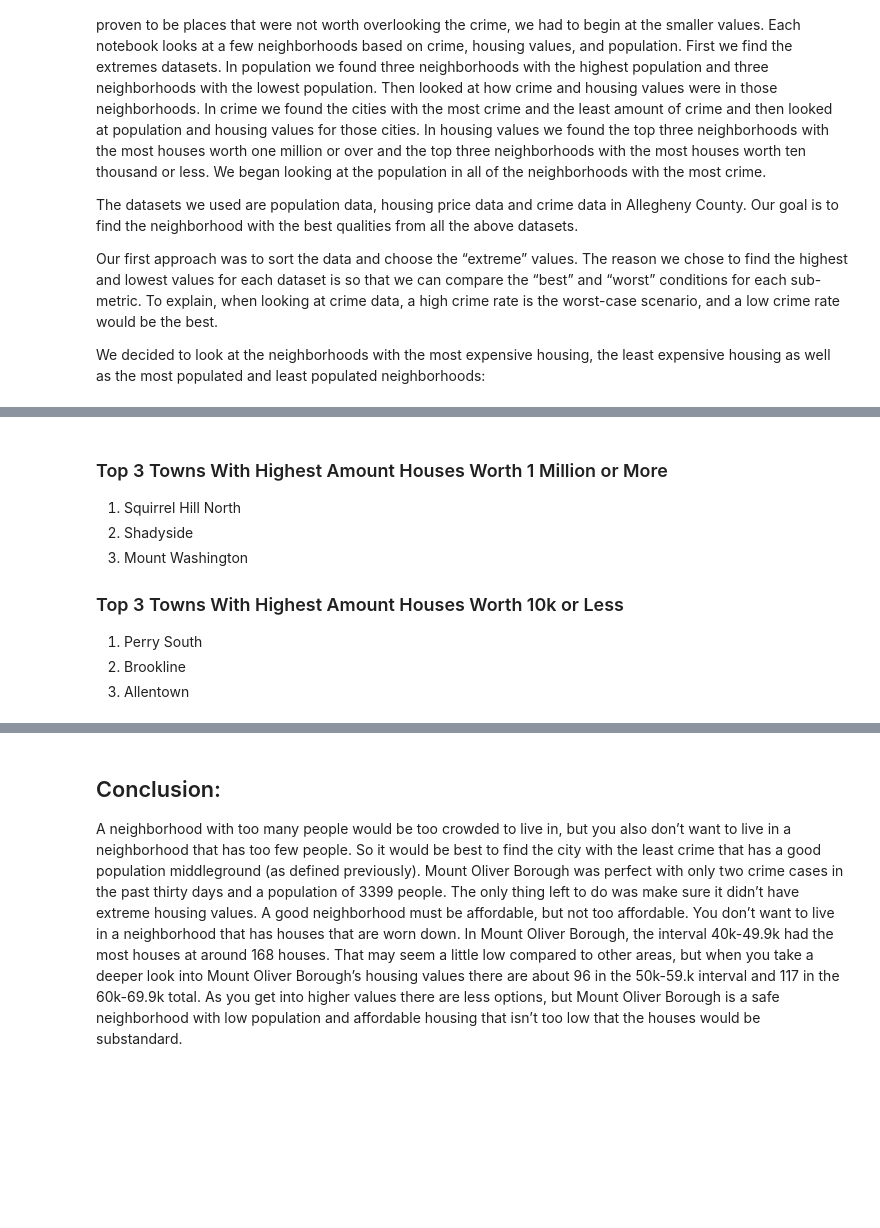
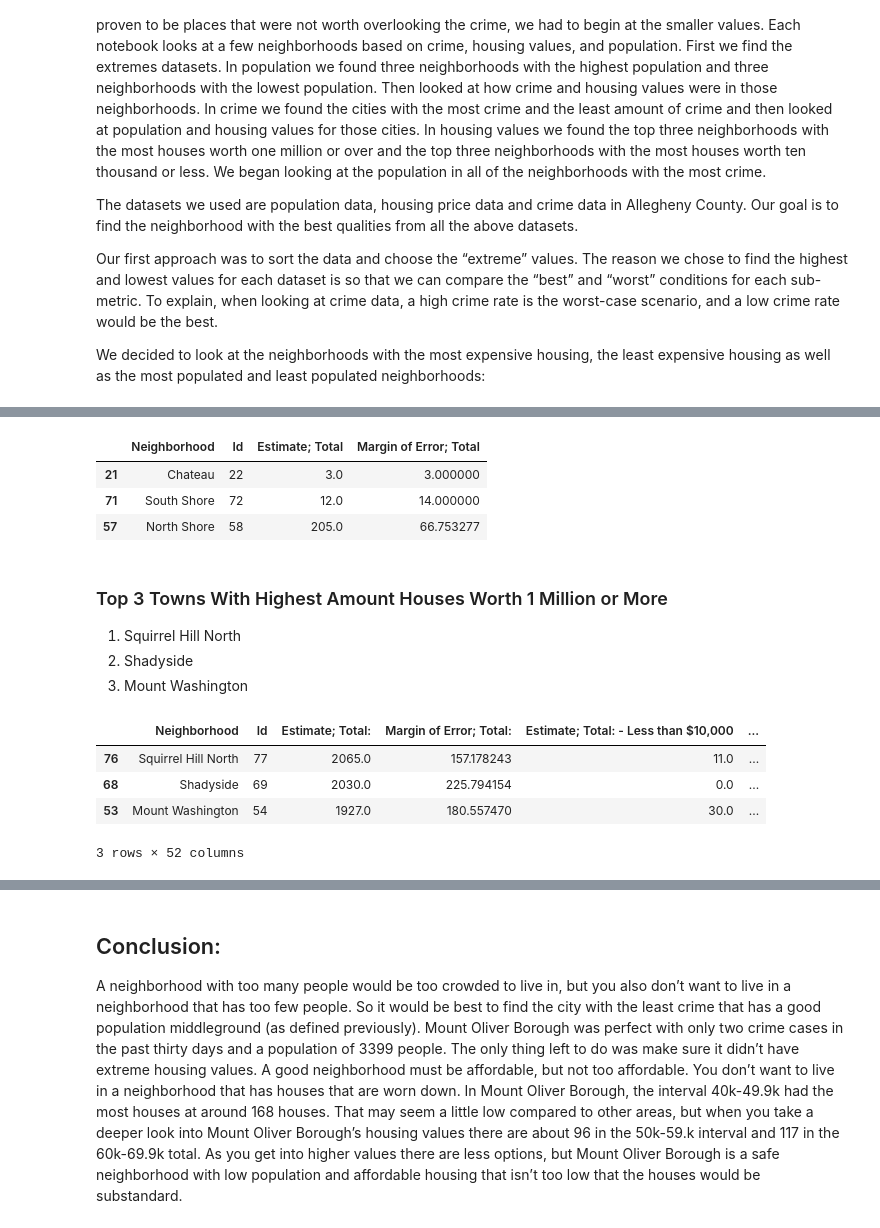
Before and after one commit to darianmcginnis/2DS, a Jupyter notebook: Final Notebook.ipynb, the cells around one changed output, grey strips where cells are left out. Saved outputs shown, nothing was run; the diff lists cells and outputs as text; code cells hidden in the pictures; blank space fills up the shorter version.

```diff
--- a/Final Notebook.ipynb
+++ b/Final Notebook.ipynb
@@ -10,6 +10,15 @@ The datasets we used are population data, housing price data and crime data in A
 Our first approach was to sort the data and choose the “extreme” values. The reason we chose to find the highest and lowest values for each dataset is so that we can compare the “best” and “worst” conditions for each sub-metric. To explain, when looking at crime data, a high crime rate is the worst-case scenario, and a low crime rate would be the best.
 
 We decided to look at the neighborhoods with the most expensive housing, the least expensive housing as well as the most populated and least populated neighborhoods:
+# %%
+import pandas as pd
+population = pd.read_csv('total-population.csv')
+sortedP = population.sort_values('Estimate; Total')
+value = pd.read_csv('value.csv')
+values = value.sort_values('Estimate; Total: - $1,000,000 or more', axis = 0, ascending=False)
+crime = pd.read_csv('crime.csv')
+crime2 = crime['INCIDENTNEIGHBORHOOD'].value_counts().rename_axis("Neighborhood")
+total = len(crime)
 # %% [markdown]
 ## Our initial finding:
 
@@ -29,10 +45,20 @@ We decided to look at the neighborhoods with the most expensive housing, the lea
+# %%
+display(sortedP.head(3))
+# %% [output]
+|  | Neighborhood | Id | Estimate; Total | Margin of Error; Total |
+| 21 | Chateau | 22 | 3.0 | 3.000000 |
+| 71 | South Shore | 72 | 12.0 | 14.000000 |
+| 57 | North Shore | 58 | 205.0 | 66.753277 |
 # %% [markdown]
 ### Top 3 Towns With Highest Amount Houses Worth 1 Million or More
 1. Squirrel Hill North
 2. Shadyside
 3. Mount Washington
-
-### Top 3 Towns With Highest Amount Houses Worth 10k or Less
-1. Perry South
-2. Brookline
-3. Allentown
+# %%
+display(values.head(3))
+# %% [output]
+|  | Neighborhood | Id | Estimate; Total: | Margin of Error; Total: | Estimate; Total: - Less than $10,000 | ... |
+| 76 | Squirrel Hill North | 77 | 2065.0 | 157.178243 | 11.0 | ... |
+| 68 | Shadyside | 69 | 2030.0 | 225.794154 | 0.0 | ... |
+| 53 | Mount Washington | 54 | 1927.0 | 180.557470 | 30.0 | ... |
+3 rows × 52 columns
```
Also changed, not shown: parts of 23 cells of this notebook, 1 other file.
